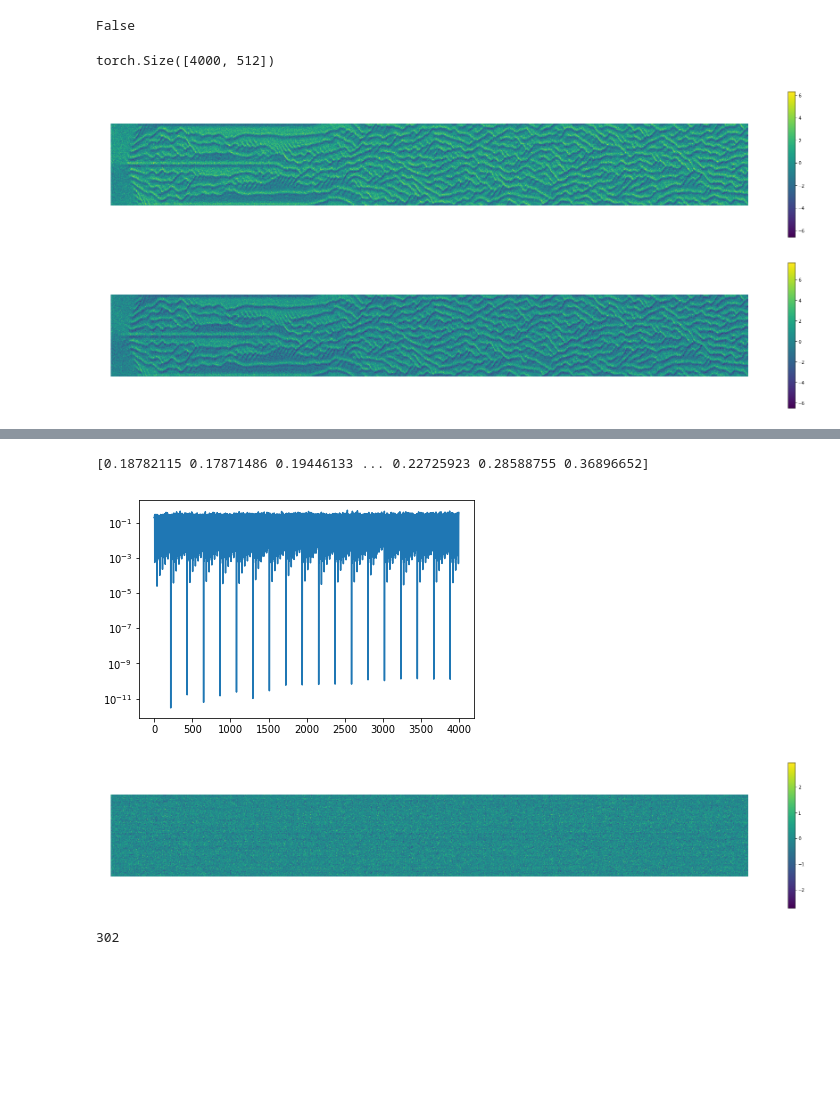
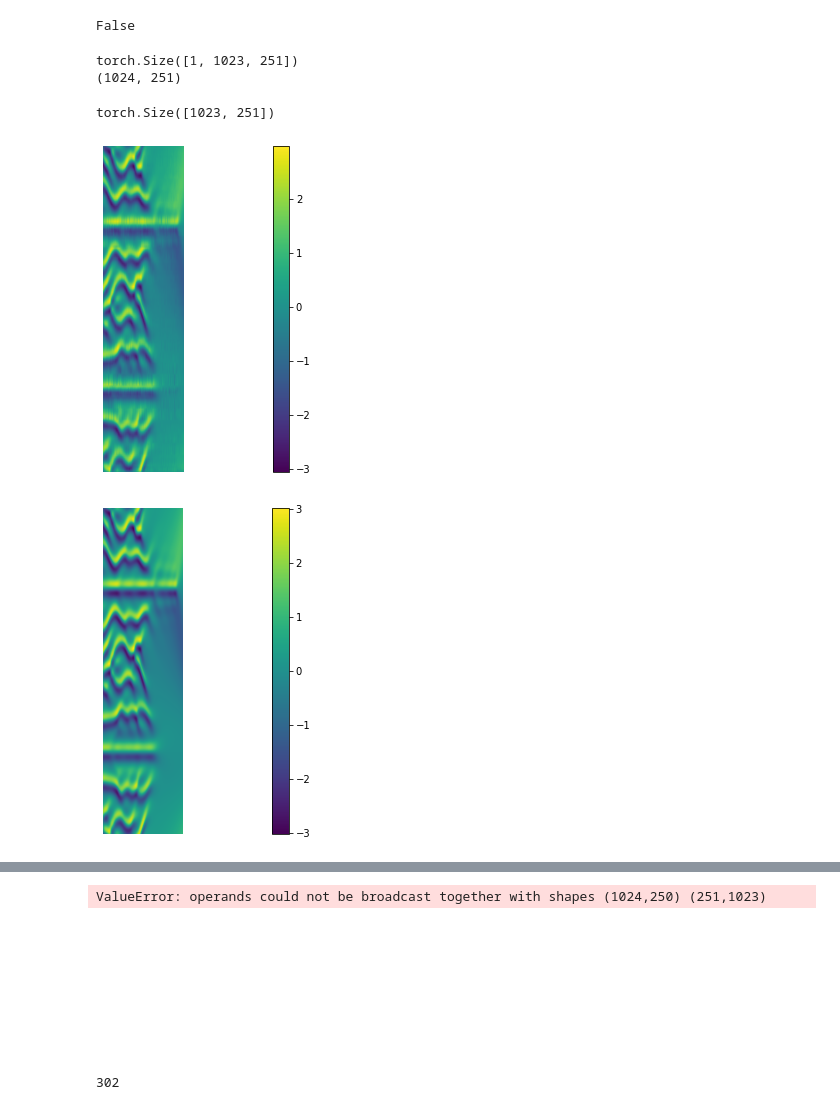
Before and after one commit to KatieJ16/ensemble_HiSTs, a Jupyter notebook: scripts/sequence_generation_exp/seq_generations_KS.ipynb, the cells around one changed output, grey strips where cells are left out. Saved outputs shown, nothing was run; the diff lists cells and outputs as text; code cells hidden in the pictures; blank space fills up the shorter version.

```diff
--- a/scripts/sequence_generation_exp/seq_generations_KS.ipynb
+++ b/scripts/sequence_generation_exp/seq_generations_KS.ipynb
@@ -29,3 +40,16 @@ path_to_KS = '../../data/KS/'
 
 path_to_model = '../../models/'
 path_to_result = '../../results/'
+# %%
+# data = sio.loadmat('./canonicalPDEs/kuramoto_sivishinky.mat')
+data = sio.loadmat(os.path.join(path_to_KS, 'kuramoto_sivishinky.mat'))
+u = data['uu']
+x = data['x'][:,0]
+t = data['tt'][0,:]
+dt = t[1]-t[0]
+dx = x[2]-x[1]
+
+n = len(x)
+m = len(t)
+
+ks_data = u[:,::-1]
@@ -32,5 +73,5 @@ path_to_result = '../../results/'
 # %%
-noise_level = 0.8
-ks_data = np.load(os.path.join(path_to_KS, 'data_n{}.npy'.format(noise_level)))
+noise_level = 0.0
+# ks_data = np.load(os.path.join(path_to_KS, 'data.npy'.format(noise_level)))
 
-print('KS data: ', ks_data.shape)
+# print('KS data: ', ks_data.shape)
@@ -40,7 +79,7 @@ KS data:  (512, 4001)
 # adjustable parameters
 
 normalize = True                   # if to normalize the features
-data = ks_data.T                # choose the sequence you want to generate
+data = ks_data                # choose the sequence you want to generate
 print(data.shape)
 model_prefix = 'KS'             # 'Fluid', 'Flower', 'KS' or 'Bach'
 n_forward = 6                      # number of training steps
@@ -48,14 +87,14 @@ n_forward = 6                      # number of training steps
 #          [22, 164, 22],
 #          [22, 16, 22],
 #          [22, 4, 22]]              # multscale HiTS architecture, details can be found in table 4
-archs = [[512, 2048, 512],
-         [512, 1024 ,512],
-         [512, 512, 512],
-         [512, 256, 512],
-         [512, 128, 512]]
+archs = [[251, 2048, 251],
+         [251, 1024 ,251],
+         [251, 512, 251],
+         [251, 256, 251],
+         [251, 128, 251]]
 step_sizes = [1, 6, 36, 216, 1296]        # step sizes of HiTSs, details can be found in Appendix A.3
 lr = 1e-3                          # learning rate
-max_epoch = 10000                  # maximum number of epochs
+max_epoch = 1000                  # maximum number of epochs
 batch_size = 100                   # training batch size
 
 if normalize:
@@ -182,33 +222,39 @@ if normalize:
 # np.save(os.path.join(path_to_result, model_prefix, model_prefix + '_couple_pred.npy', y_preds))
 # %% [output]
 False
+# %%
+print(y_preds.shape)
+print(ks_data.shape)
+# %% [output]
+torch.Size([1, 1023, 251])
+(1024, 251)
 # %%
 print(y_preds.squeeze(0).shape)
 plt.figure(figsize=(32, 6))
 plt.axis('off')
-plt.imshow(y_preds.squeeze(0).T)
+plt.imshow(y_preds.squeeze(0))
 plt.colorbar()
 plt.show()
 
 plt.figure(figsize=(32, 6))
 plt.axis('off')
 plt.imshow(ks_data)
 plt.colorbar()
 plt.show()
 
 #finding mse
 
-mse = np.mean((ks_data[:,1:] - y_preds.squeeze(0).T.detach().numpy())**2, axis = 0)
-print(mse)
+mse = np.mean((ks_data[1:] - y_preds[0].detach().numpy())**2, axis = 1)
+# print(mse)
 plt.semilogy(mse)
 plt.show()
 
 plt.figure(figsize=(32, 6))
 plt.axis('off')
 plt.imshow(ks_data[:,1:] - y_preds.squeeze(0).T.detach().numpy())
 plt.colorbar()
 plt.show()
 # %% [output]
-torch.Size([4000, 512])
+torch.Size([1023, 251])
-[figure, old version]
+[figure, new version]
-[figure, old version]
+[figure, new version]
@@ -215,6 +262,5 @@ torch.Size([4000, 512])
-[0.18782115 0.17871486 0.19446133 ... 0.22725923 0.28588755 0.36896652]
+ValueError: operands could not be broadcast together with shapes (1024,250) (251,1023)
-[figure, old version]
-[figure, old version]
+[figure, new version]
 # %%
 idx = np.random.randint(len(ks_data))
 print(idx)
```
Also changed, not shown: parts of 7 cells of this notebook, 9 other files.
